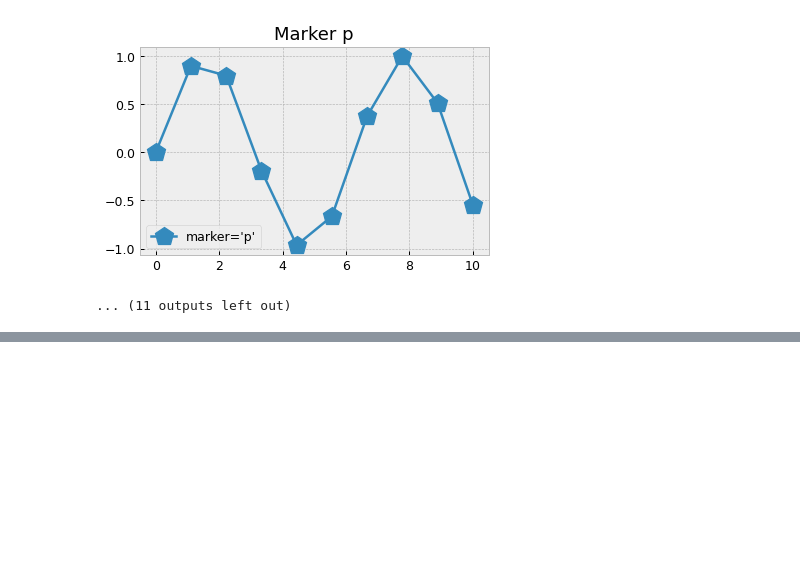
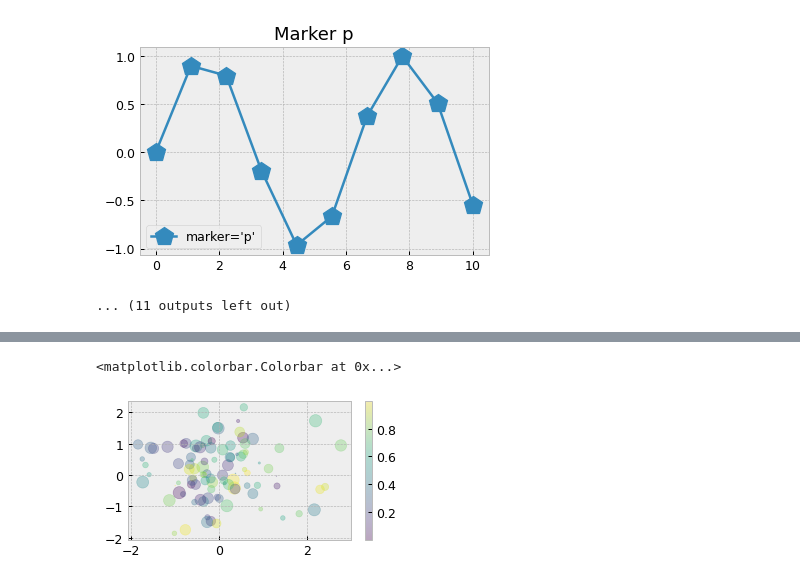
Before and after one commit to pcmoraesmenezes/Data-Science-and-Machine-Learning-Course, a Jupyter notebook: Introduction/data_visualization/matplotlib_int.ipynb, the cells around one changed output, grey strips where cells are left out. Drawn from its saved outputs; the diff is of its cells as text; code cells hidden in the pictures; blank space fills up the shorter version.

```diff
--- a/Introduction/data_visualization/matplotlib_int.ipynb
+++ b/Introduction/data_visualization/matplotlib_int.ipynb
@@ -466,0 +506,13 @@ for marker in markers_avaliable:
+# %%
+plt.figure(figsize=(4,2), dpi=90)
+
+x = np.random.randn(100)
+y = np.random.randn(100)
+colors = np.random.rand(100)
+sizes = 100*np.random.rand(100)
+
+plt.scatter(x,y, c=colors, s=sizes, cmap = plt.cm.viridis, alpha=0.3) # c is the color, s is the size, cmap is the color map, alpha is the transparency
+plt.colorbar() # colorbar is the color bar
+# %% [output]
+<matplotlib.colorbar.Colorbar at 0x...>
+[figure, added]
```
Also changed, not shown: parts of 9 cells of this notebook, 1 other file.
